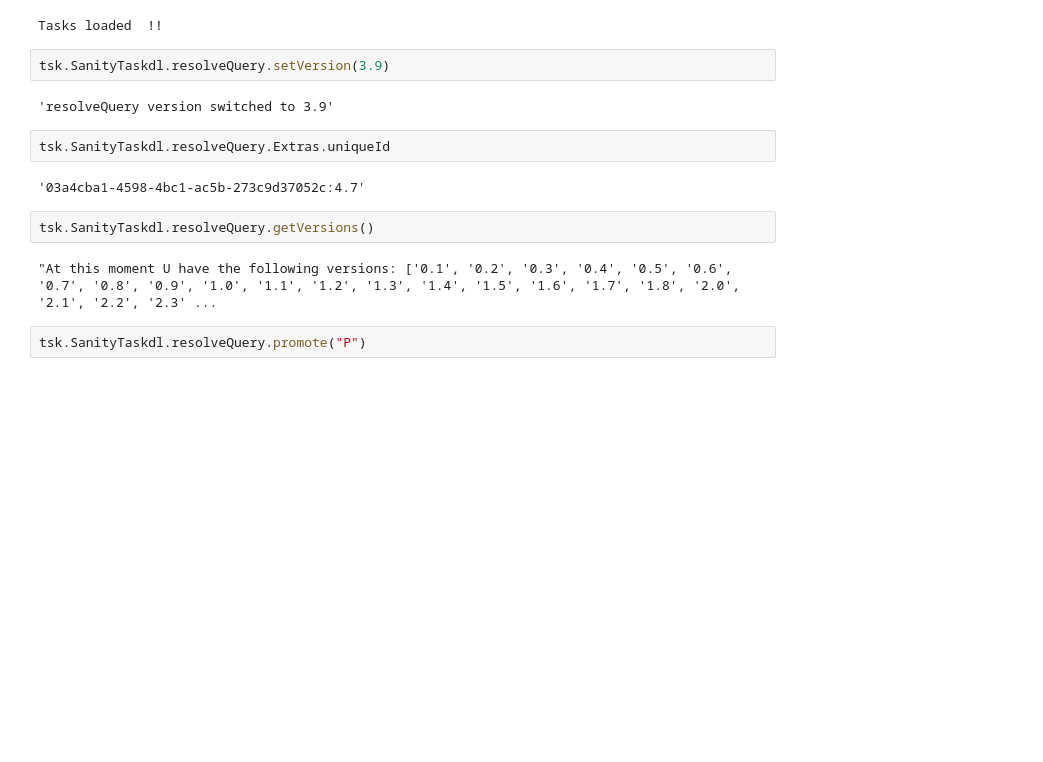
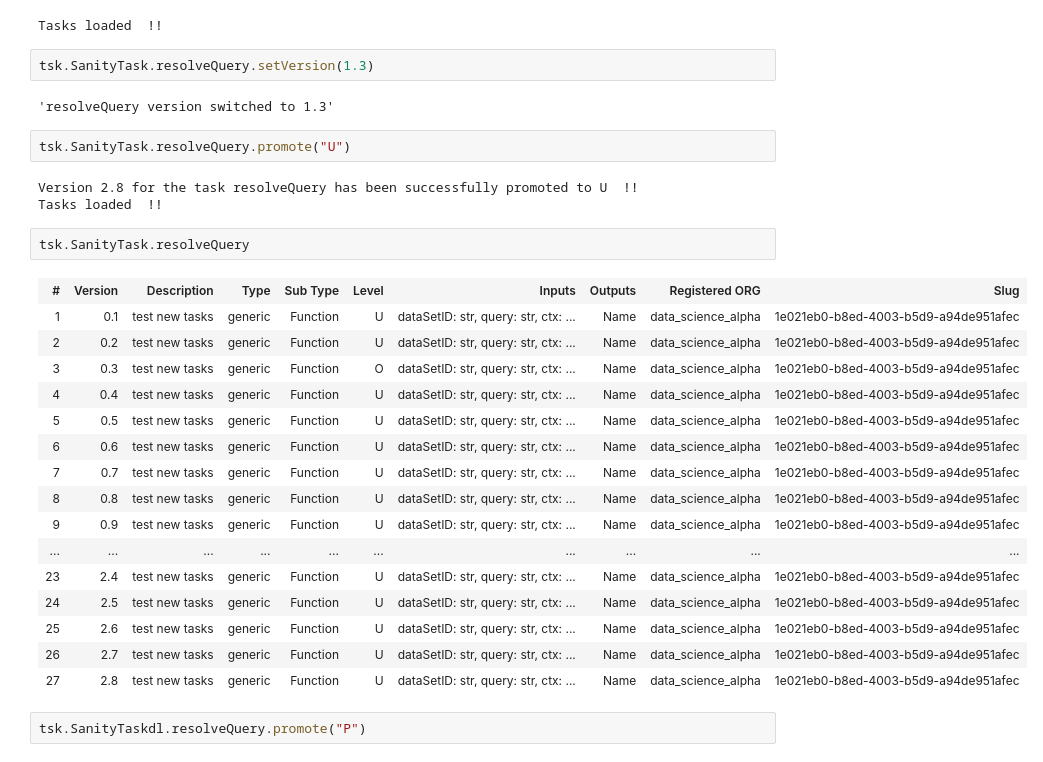
Before and after one commit to Pradepram23/TestARepo, a Jupyter notebook: Flow.ipynb, the cells around one changed output. Saved outputs shown, nothing was run; the diff lists cells and outputs as text; blank space fills up the shorter version.

```diff
--- a/Flow.ipynb
+++ b/Flow.ipynb
@@ -96,17 +80,33 @@ tsk.reload()
 # %% [output]
 Tasks loaded  !!
 # %%
-tsk.SanityTaskdl.resolveQuery.setVersion(3.9)
+tsk.SanityTask.resolveQuery.setVersion(1.3)
 # %% [output]
-'resolveQuery version switched to 3.9'
+'resolveQuery version switched to 1.3'
 # %%
-tsk.SanityTaskdl.resolveQuery.Extras.uniqueId
+tsk.SanityTask.resolveQuery.promote("U")
 # %% [output]
-'03a4cba1-4598-4bc1-ac5b-273c9d37052c:4.7'
+Version 2.8 for the task resolveQuery has been successfully promoted to U  !!
+Tasks loaded  !!
 # %%
-tsk.SanityTaskdl.resolveQuery.getVersions()
+tsk.SanityTask.resolveQuery
 # %% [output]
-"At this moment U have the following versions: ['0.1', '0.2', '0.3', '0.4', '0.5', '0.6', '0.7', '0.8', '0.9', '1.0', '1.1', '1.2', '1.3', '1.4', '1.5', '1.6', '1.7', '1.8', '2.0', '2.1', '2.2', '2.3' ...
+| # | Version | Description | Type | Sub Type | Level | Inputs | Outputs | Registered ORG | Slug |
+| 1 | 0.1 | test new tasks | generic | Function | U | dataSetID: str, query: str, ctx: ... | Name | data_science_alpha | 1e021eb0-b8ed-4003-b5d9-a94de951afec |
+| 2 | 0.2 | test new tasks | generic | Function | U | dataSetID: str, query: str, ctx: ... | Name | data_science_alpha | 1e021eb0-b8ed-4003-b5d9-a94de951afec |
+| 3 | 0.3 | test new tasks | generic | Function | O | dataSetID: str, query: str, ctx: ... | Name | data_science_alpha | 1e021eb0-b8ed-4003-b5d9-a94de951afec |
+| 4 | 0.4 | test new tasks | generic | Function | U | dataSetID: str, query: str, ctx: ... | Name | data_science_alpha | 1e021eb0-b8ed-4003-b5d9-a94de951afec |
+| 5 | 0.5 | test new tasks | generic | Function | U | dataSetID: str, query: str, ctx: ... | Name | data_science_alpha | 1e021eb0-b8ed-4003-b5d9-a94de951afec |
+| 6 | 0.6 | test new tasks | generic | Function | U | dataSetID: str, query: str, ctx: ... | Name | data_science_alpha | 1e021eb0-b8ed-4003-b5d9-a94de951afec |
+| 7 | 0.7 | test new tasks | generic | Function | U | dataSetID: str, query: str, ctx: ... | Name | data_science_alpha | 1e021eb0-b8ed-4003-b5d9-a94de951afec |
+| 8 | 0.8 | test new tasks | generic | Function | U | dataSetID: str, query: str, ctx: ... | Name | data_science_alpha | 1e021eb0-b8ed-4003-b5d9-a94de951afec |
+| 9 | 0.9 | test new tasks | generic | Function | U | dataSetID: str, query: str, ctx: ... | Name | data_science_alpha | 1e021eb0-b8ed-4003-b5d9-a94de951afec |
+| ... | ... | ... | ... | ... | ... | ... | ... | ... | ... |
+| 23 | 2.4 | test new tasks | generic | Function | U | dataSetID: str, query: str, ctx: ... | Name | data_science_alpha | 1e021eb0-b8ed-4003-b5d9-a94de951afec |
+| 24 | 2.5 | test new tasks | generic | Function | U | dataSetID: str, query: str, ctx: ... | Name | data_science_alpha | 1e021eb0-b8ed-4003-b5d9-a94de951afec |
+| 25 | 2.6 | test new tasks | generic | Function | U | dataSetID: str, query: str, ctx: ... | Name | data_science_alpha | 1e021eb0-b8ed-4003-b5d9-a94de951afec |
+| 26 | 2.7 | test new tasks | generic | Function | U | dataSetID: str, query: str, ctx: ... | Name | data_science_alpha | 1e021eb0-b8ed-4003-b5d9-a94de951afec |
+| 27 | 2.8 | test new tasks | generic | Function | U | dataSetID: str, query: str, ctx: ... | Name | data_science_alpha | 1e021eb0-b8ed-4003-b5d9-a94de951afec |
 # %%
 tsk.SanityTaskdl.resolveQuery.promote("P")
 # %% [output]
```
Also changed, not shown: parts of 4 cells of this notebook.
